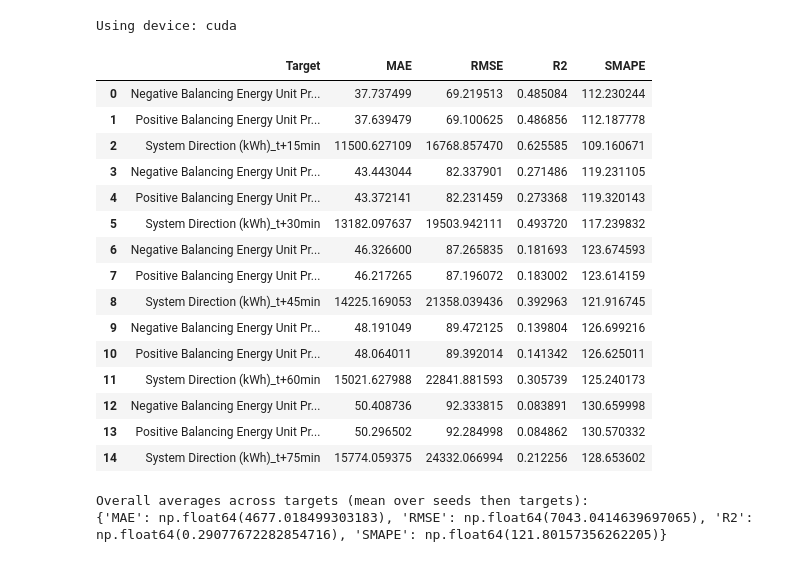
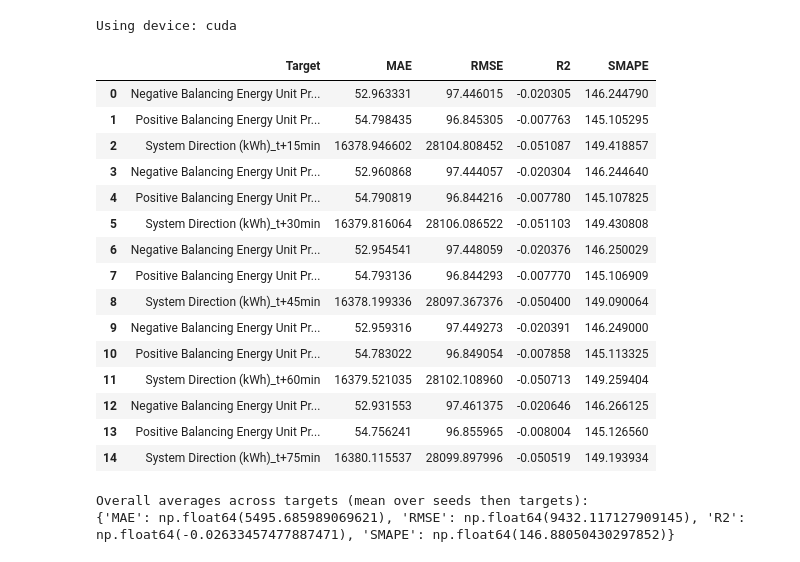
Before and after one commit to nbozsi/project_lab2, a Jupyter notebook: runner.ipynb, the cells around one changed output. Drawn from its saved outputs; the diff is of its cells as text; code cells hidden in the pictures.

```diff
--- a/runner.ipynb
+++ b/runner.ipynb
@@ -48,10 +48,19 @@ del joined_df, X
 X_train, X_test, y_train, y_test = train_test_split(X_np, y_np, test_size=0.2, shuffle=False)
 del X_np, y_np
 
-# Feature scaling
-scaler_X = StandardScaler()
-X_train = scaler_X.fit_transform(X_train)
-X_test = scaler_X.transform(X_test)
+# -------------------------------
+# Instance normalization of X
+# -------------------------------
+def instance_normalize(X):
+    # X shape: (samples, features)
+    mean = X.mean(axis=1, keepdims=True)   # mean per sample
+    std = X.std(axis=1, keepdims=True)     # std per sample
+    std[std == 0] = 1.0                    # avoid division by zero
+    return (X - mean) / std
+
+X_train = instance_normalize(X_train)
+X_test = instance_normalize(X_test)
+
 
 # Target scaling (important for stable float32 regression)
 scaler_y = StandardScaler()
@@ -205,51 +214,51 @@ for s in range(num_seeds):
 mae_mean_per_target = mae_all.mean(axis=0)
 rmse_mean_per_target = rmse_all.mean(axis=0)
 r2_mean_per_target = r2_all.mean(axis=0)
 smape_mean_per_target = smape_all.mean(axis=0)
 
 # also overall averages across targets
 overall = {
     "MAE": mae_mean_per_target.mean(),
     "RMSE": rmse_mean_per_target.mean(),
     "R2": r2_mean_per_target.mean(),
     "SMAPE": smape_mean_per_target.mean()
 }
 
 # prepare DataFrame per target
 target_names = list(y.columns) if hasattr(y, "columns") else [f"target_{i}" for i in range(num_targets)]
 metrics_df = pd.DataFrame({
     "Target": target_names,
     "MAE": mae_mean_per_target,
     "RMSE": rmse_mean_per_target,
     "R2": r2_mean_per_target,
     "SMAPE": smape_mean_per_target
 })
 
 display(metrics_df)
 print("Overall averages across targets (mean over seeds then targets):")
 print(overall)
 
 # optional: save
-metrics_df.to_csv(f"NN_{num_seeds}_seeds_Huber_{file}.csv", index=False)
+metrics_df.to_csv(f"NN_{num_seeds}_seeds_Huber_instance_norm_{file}.csv", index=False)
 # %% [output]
 |  | Target | MAE | RMSE | R2 | SMAPE |
-| 0 | Negative Balancing Energy Unit Pr... | 37.737499 | 69.219513 | 0.485084 | 112.230244 |
-| 1 | Positive Balancing Energy Unit Pr... | 37.639479 | 69.100625 | 0.486856 | 112.187778 |
-| 2 | System Direction (kWh)_t+15min | 11500.627109 | 16768.857470 | 0.625585 | 109.160671 |
-| 3 | Negative Balancing Energy Unit Pr... | 43.443044 | 82.337901 | 0.271486 | 119.231105 |
-| 4 | Positive Balancing Energy Unit Pr... | 43.372141 | 82.231459 | 0.273368 | 119.320143 |
-| 5 | System Direction (kWh)_t+30min | 13182.097637 | 19503.942111 | 0.493720 | 117.239832 |
-| 6 | Negative Balancing Energy Unit Pr... | 46.326600 | 87.265835 | 0.181693 | 123.674593 |
-| 7 | Positive Balancing Energy Unit Pr... | 46.217265 | 87.196072 | 0.183002 | 123.614159 |
-| 8 | System Direction (kWh)_t+45min | 14225.169053 | 21358.039436 | 0.392963 | 121.916745 |
-| 9 | Negative Balancing Energy Unit Pr... | 48.191049 | 89.472125 | 0.139804 | 126.699216 |
-| 10 | Positive Balancing Energy Unit Pr... | 48.064011 | 89.392014 | 0.141342 | 126.625011 |
-| 11 | System Direction (kWh)_t+60min | 15021.627988 | 22841.881593 | 0.305739 | 125.240173 |
-| 12 | Negative Balancing Energy Unit Pr... | 50.408736 | 92.333815 | 0.083891 | 130.659998 |
-| 13 | Positive Balancing Energy Unit Pr... | 50.296502 | 92.284998 | 0.084862 | 130.570332 |
-| 14 | System Direction (kWh)_t+75min | 15774.059375 | 24332.066994 | 0.212256 | 128.653602 |
+| 0 | Negative Balancing Energy Unit Pr... | 52.963331 | 97.446015 | -0.020305 | 146.244790 |
+| 1 | Positive Balancing Energy Unit Pr... | 54.798435 | 96.845305 | -0.007763 | 145.105295 |
+| 2 | System Direction (kWh)_t+15min | 16378.946602 | 28104.808452 | -0.051087 | 149.418857 |
+| 3 | Negative Balancing Energy Unit Pr... | 52.960868 | 97.444057 | -0.020304 | 146.244640 |
+| 4 | Positive Balancing Energy Unit Pr... | 54.790819 | 96.844216 | -0.007780 | 145.107825 |
+| 5 | System Direction (kWh)_t+30min | 16379.816064 | 28106.086522 | -0.051103 | 149.430808 |
+| 6 | Negative Balancing Energy Unit Pr... | 52.954541 | 97.448059 | -0.020376 | 146.250029 |
+| 7 | Positive Balancing Energy Unit Pr... | 54.793136 | 96.844293 | -0.007770 | 145.106909 |
+| 8 | System Direction (kWh)_t+45min | 16378.199336 | 28097.367376 | -0.050400 | 149.090064 |
+| 9 | Negative Balancing Energy Unit Pr... | 52.959316 | 97.449273 | -0.020391 | 146.249000 |
+| 10 | Positive Balancing Energy Unit Pr... | 54.783022 | 96.849054 | -0.007858 | 145.113325 |
+| 11 | System Direction (kWh)_t+60min | 16379.521035 | 28102.108960 | -0.050713 | 149.259404 |
+| 12 | Negative Balancing Energy Unit Pr... | 52.931553 | 97.461375 | -0.020646 | 146.266125 |
+| 13 | Positive Balancing Energy Unit Pr... | 54.756241 | 96.855965 | -0.008004 | 145.126560 |
+| 14 | System Direction (kWh)_t+75min | 16380.115537 | 28099.897996 | -0.050519 | 149.193934 |
 Overall averages across targets (mean over seeds then targets):
-{'MAE': np.float64(4677.018499303183), 'RMSE': np.float64(7043.0414639697065), 'R2': np.float64(0.29077672282854716), 'SMAPE': np.float64(121.80157356262205)}
+{'MAE': np.float64(5495.685989069621), 'RMSE': np.float64(9432.117127909145), 'R2': np.float64(-0.02633457477887471), 'SMAPE': np.float64(146.88050430297852)}
 # %%
 # compute std across seeds (per-target)
 mae_mean_per_target = mae_all.mean(axis=0)
```
Also changed, not shown: parts of 1 cell of this notebook.
